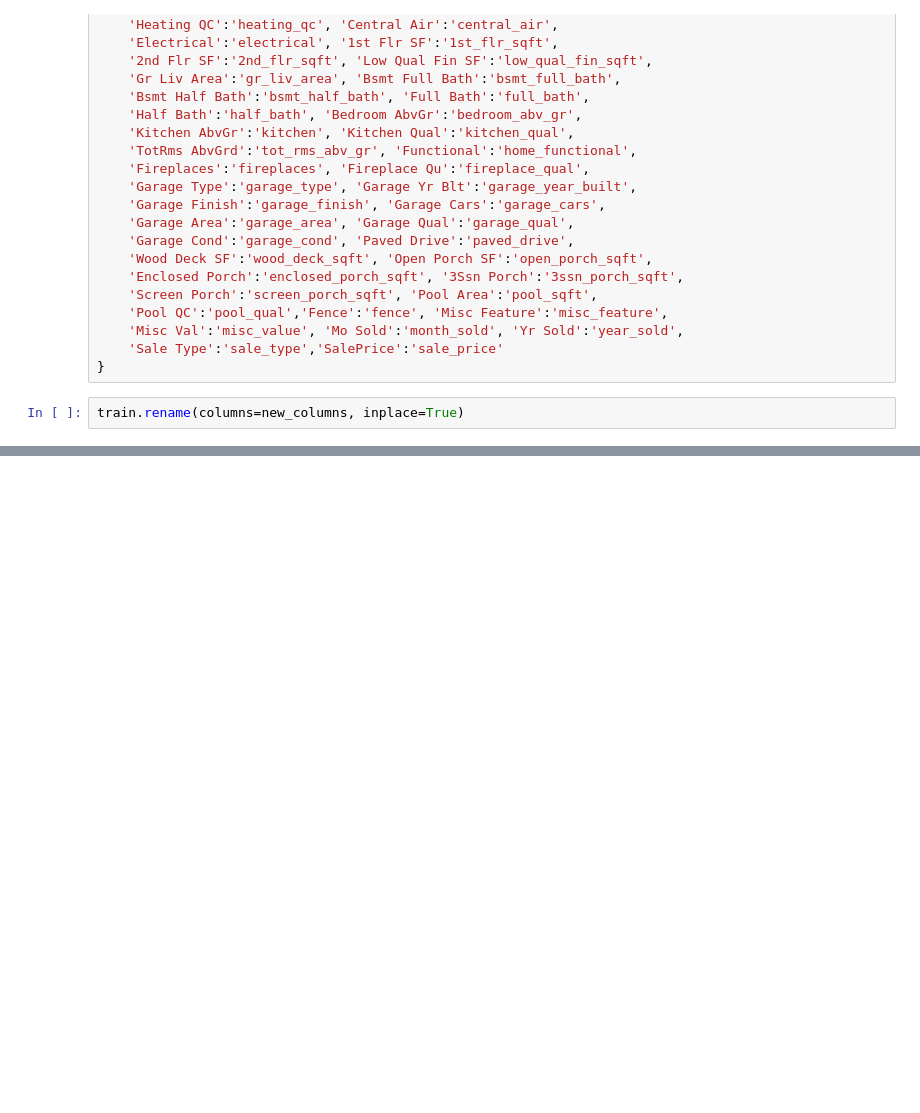
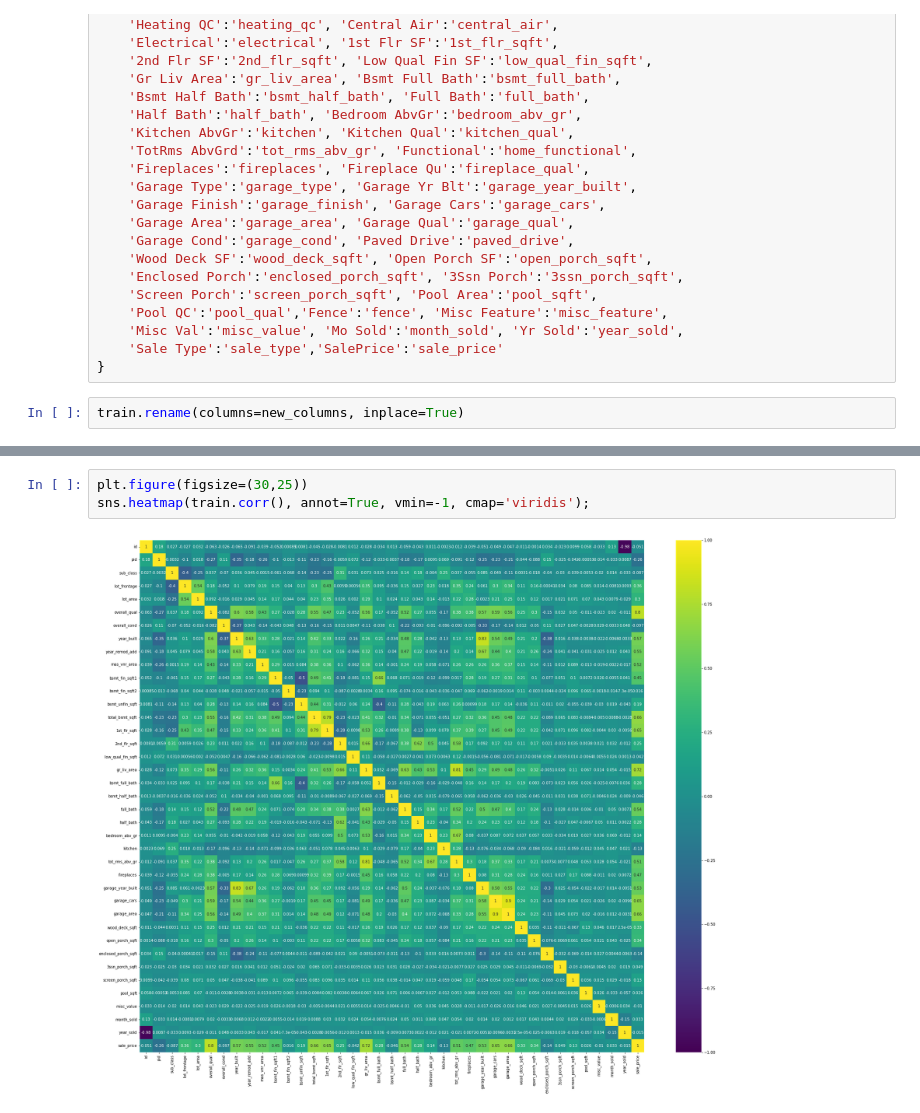
Before and after one commit to jpetersen626/ames_housing_analysis, a Jupyter notebook: code/01_EDA_and_Cleaning.ipynb, the cells around one changed output, grey strips where cells are left out. Cells and saved outputs as stored; diff of their text form; blank space fills up the shorter version.

```diff
--- a/code/01_EDA_and_Cleaning.ipynb
+++ b/code/01_EDA_and_Cleaning.ipynb
@@ -191 +191,6 @@ train.head()
 5 rows × 81 columns
+# %%
+plt.figure(figsize=(30,25))
+sns.heatmap(train.corr(), annot=True, vmin=-1, cmap='viridis');
+# %% [output]
+[figure, added]
```
Also changed, not shown: parts of 4 cells of this notebook.
